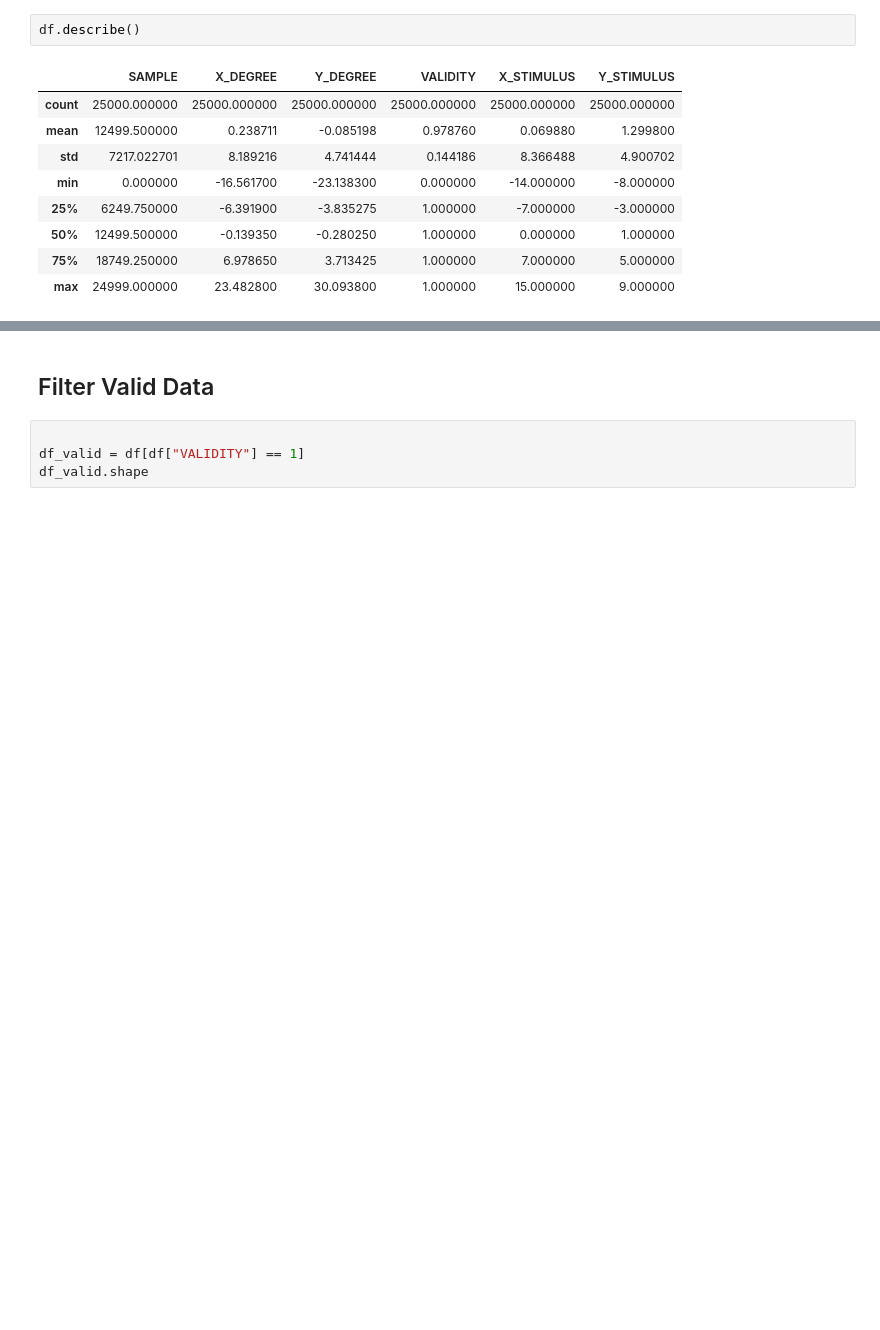
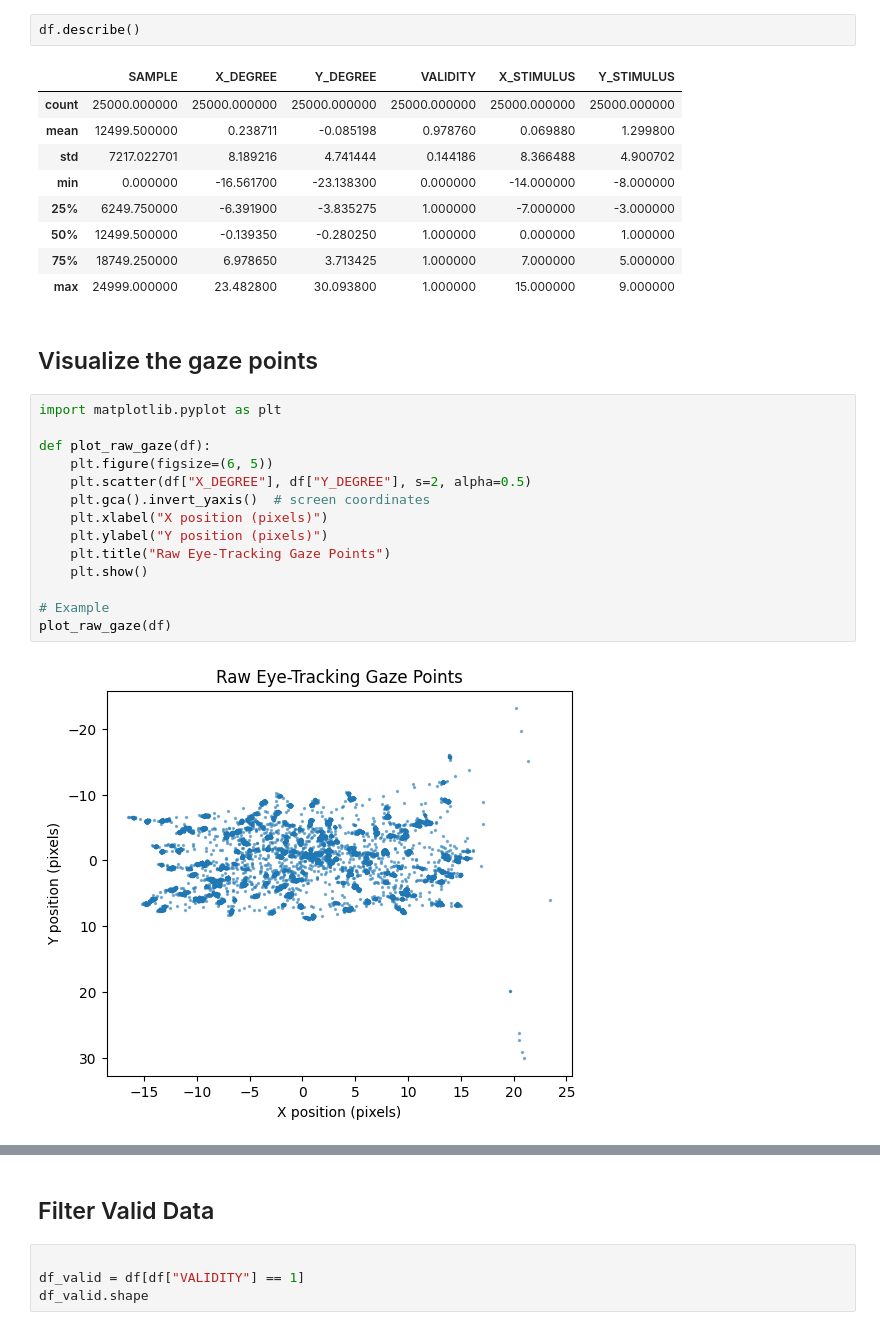
Before and after one commit to SammyGIS/hpc-ml-course, a Jupyter notebook: Lessons/2. Data Exploration & Analytics/data_exploration.ipynb, the cells around one changed output, grey strips where cells are left out. Saved outputs shown, nothing was run; the diff lists cells and outputs as text; blank space fills up the shorter version.

```diff
--- a/Lessons/2. Data Exploration & Analytics/data_exploration.ipynb
+++ b/Lessons/2. Data Exploration & Analytics/data_exploration.ipynb
@@ -175,3 +175,21 @@ df.describe()
 | 50% | 12499.500000 | -0.139350 | -0.280250 | 1.000000 | 0.000000 | 1.000000 |
 | 75% | 18749.250000 | 6.978650 | 3.713425 | 1.000000 | 7.000000 | 5.000000 |
 | max | 24999.000000 | 23.482800 | 30.093800 | 1.000000 | 15.000000 | 9.000000 |
+# %% [markdown]
+## Visualize the gaze points
+# %%
+import matplotlib.pyplot as plt
+
+def plot_raw_gaze(df):
+    plt.figure(figsize=(6, 5))
+    plt.scatter(df["X_DEGREE"], df["Y_DEGREE"], s=2, alpha=0.5)
+    plt.gca().invert_yaxis()  # screen coordinates
+    plt.xlabel("X position (pixels)")
+    plt.ylabel("Y position (pixels)")
+    plt.title("Raw Eye-Tracking Gaze Points")
+    plt.show()
+
+# Example
+plot_raw_gaze(df)
+# %% [output]
+[figure, added]
```
Also changed, not shown: parts of 4 cells of this notebook, 3 other files.
